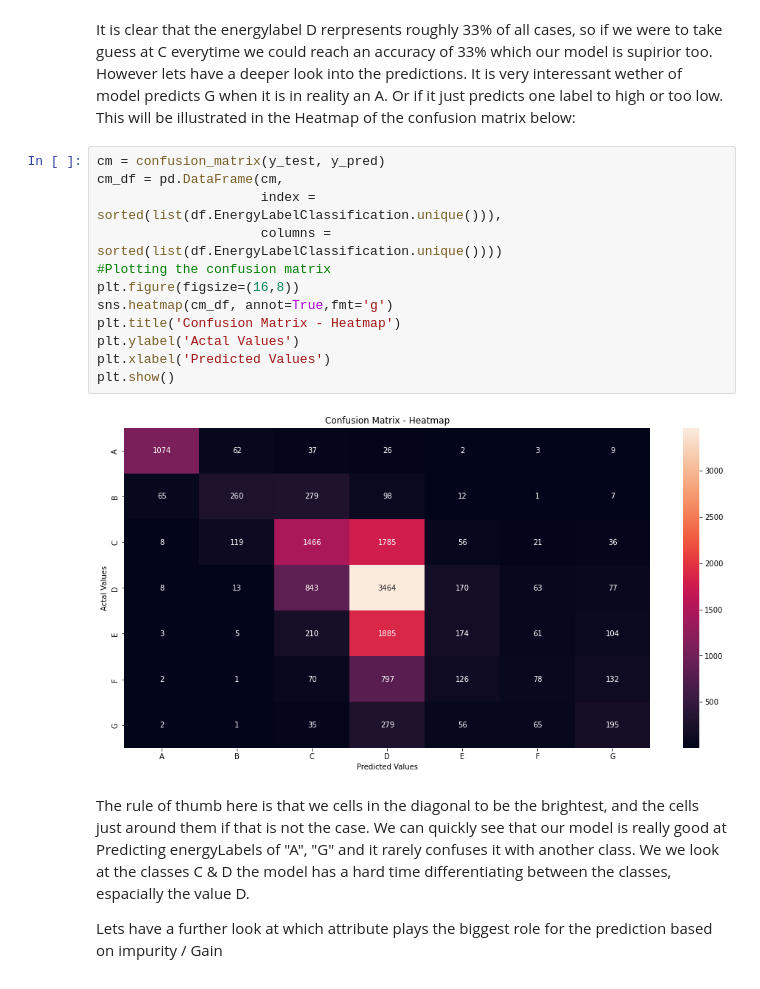
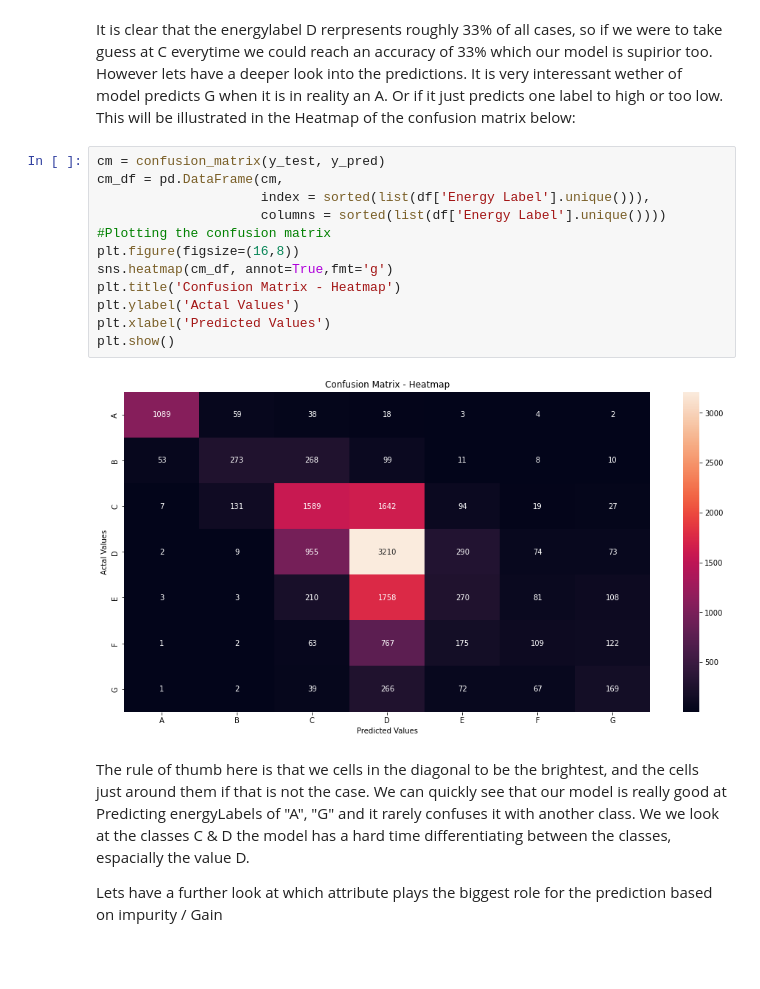
Before and after one commit to oliversvane/DTU_SocialDataProject, a Jupyter notebook: Predictions_martins.ipynb, the cells around one changed output. Drawn from its saved outputs; the diff is of its cells as text.

```diff
--- a/Predictions_martins.ipynb
+++ b/Predictions_martins.ipynb
@@ -298,17 +332,17 @@ It is clear that the energylabel D rerpresents roughly 33% of all cases, so if w
 # %%
 cm = confusion_matrix(y_test, y_pred)
 cm_df = pd.DataFrame(cm,
-                     index = sorted(list(df.EnergyLabelClassification.unique())),
-                     columns = sorted(list(df.EnergyLabelClassification.unique())))
+                     index = sorted(list(df['Energy Label'].unique())),
+                     columns = sorted(list(df['Energy Label'].unique())))
 #Plotting the confusion matrix
 plt.figure(figsize=(16,8))
 sns.heatmap(cm_df, annot=True,fmt='g')
 plt.title('Confusion Matrix - Heatmap')
 plt.ylabel('Actal Values')
 plt.xlabel('Predicted Values')
 plt.show()
 # %% [output]
-[figure, old version]
+[figure, new version]
 # %% [markdown]
 The rule of thumb here is that we cells in the diagonal to be the brightest, and the cells just around them if that is not the case. We can quickly see that our model is really good at Predicting energyLabels of "A", "G" and it rarely confuses it with  another class. We we look at the classes C & D the model has a hard time differentiating between the classes, espacially the value D.
 
```
Also changed, not shown: parts of 4 cells of this notebook.
